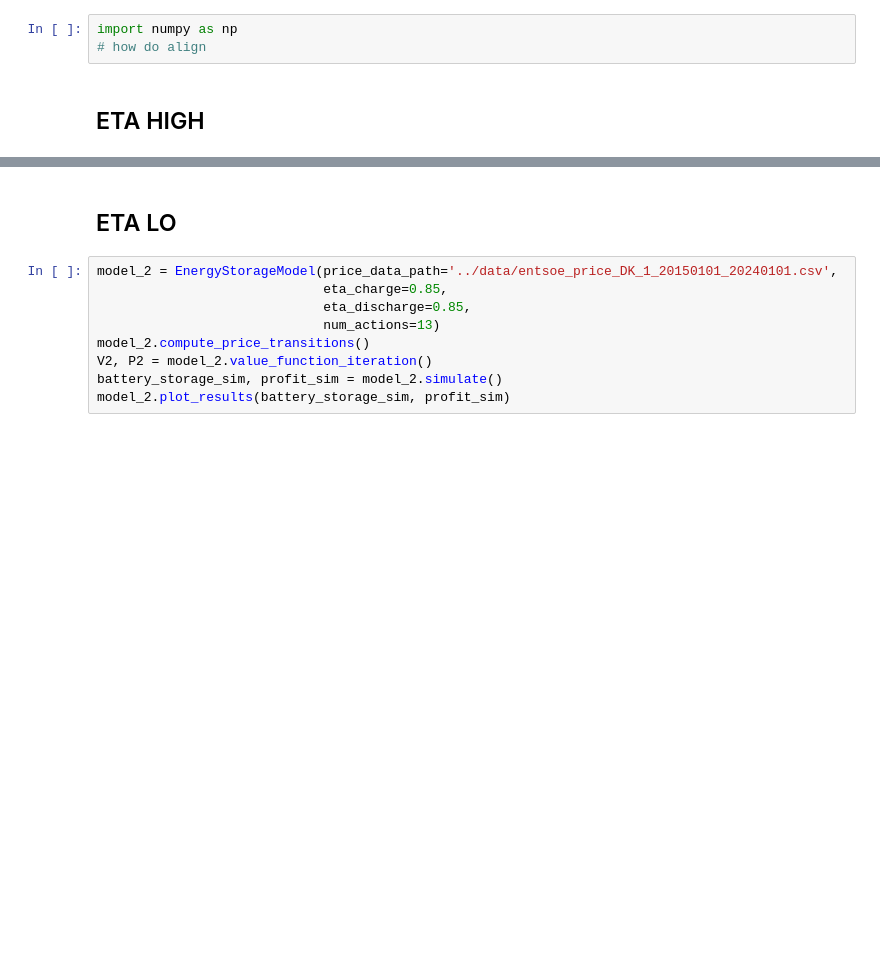
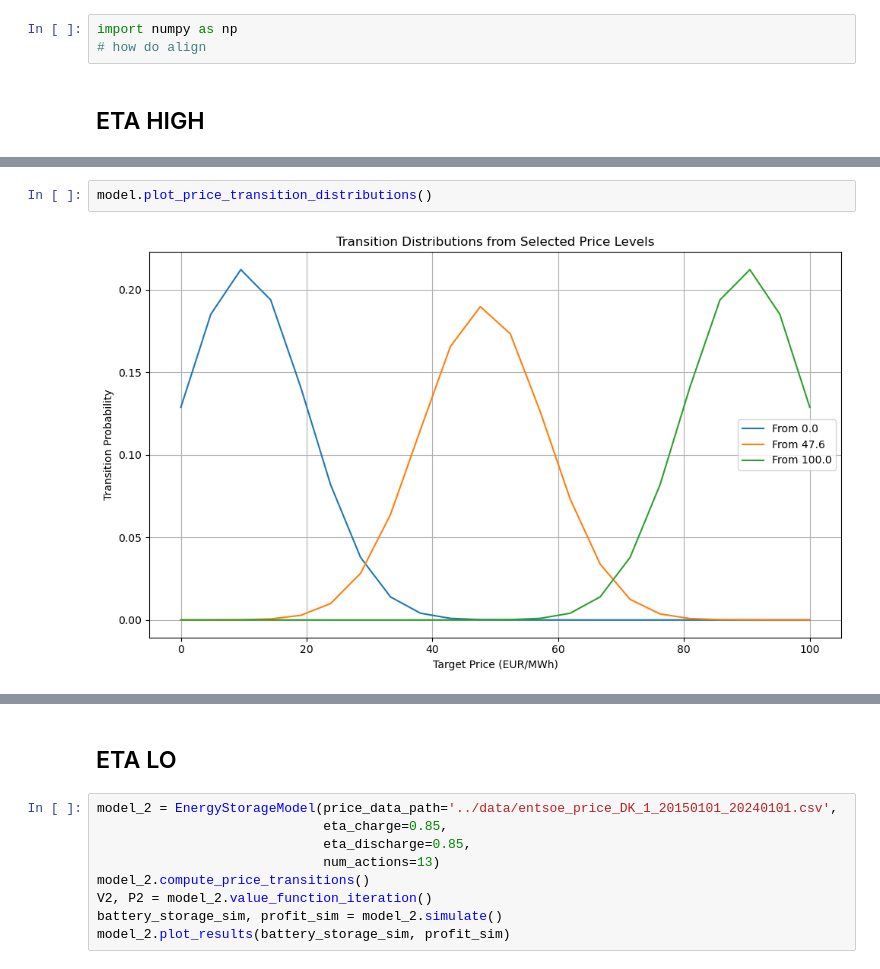
Before and after one commit to gqh814/battery, a Jupyter notebook: code/model.ipynb, the cells around one changed output, grey strips where cells are left out. Drawn from its saved outputs; the diff is of its cells as text; blank space fills up the shorter version.

```diff
--- a/code/model.ipynb
+++ b/code/model.ipynb
@@ -26,4 +35,8 @@ model = EnergyStorageModel(eta_charge=0.98,
 # %% [output]
 Simulating price series...
+# %%
+model.plot_price_transition_distributions()
+# %% [output]
+[figure, added]
 # %%
 v2, p2 = model.vfi_vec()
```
Also changed, not shown: parts of 9 cells of this notebook, 2 other files.
